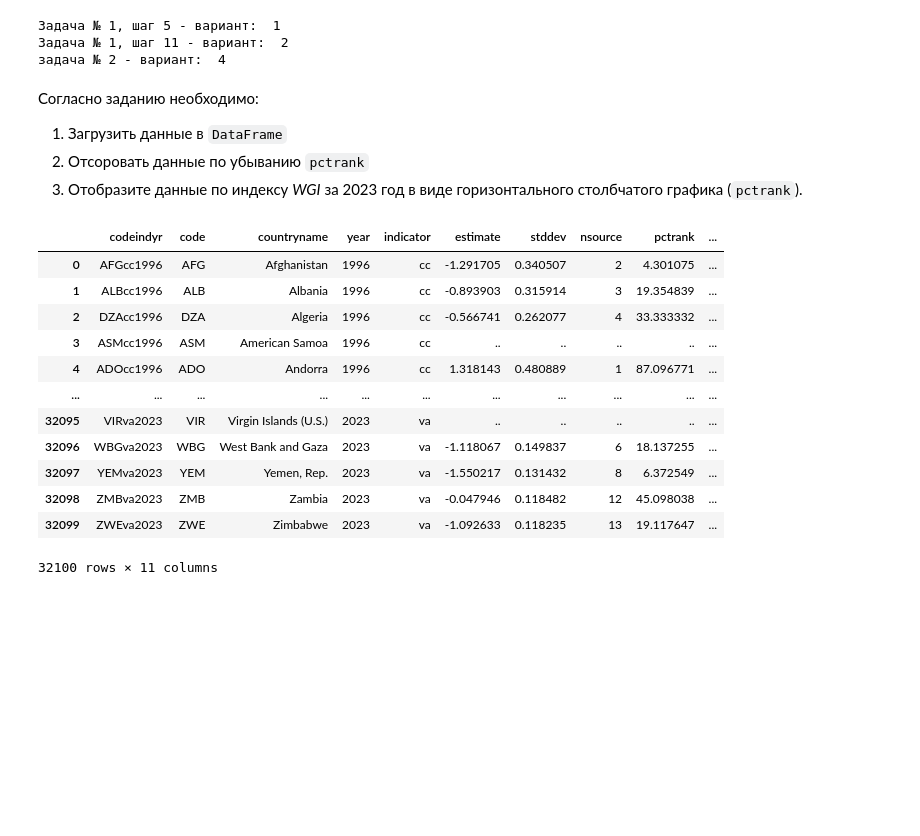
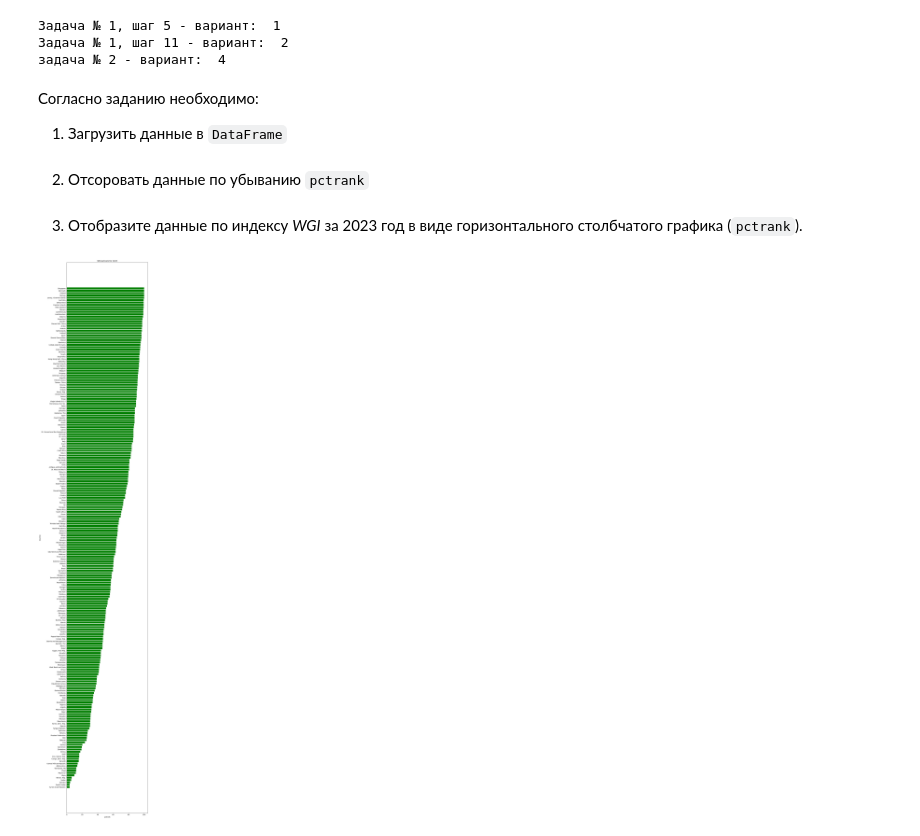
Before and after one commit to SARWX/mlmethods, a Jupyter notebook: task1.ipynb, the cells around one changed output. Saved outputs shown, nothing was run; the diff lists cells and outputs as text; code cells hidden in the pictures; blank space fills up the shorter version.

Commit message:
task complited up to step 3

```diff
--- a/task1.ipynb
+++ b/task1.ipynb
@@ -21,24 +23,40 @@ import pandas as pd
 Согласно заданию необходимо:
 
 1. Загрузить данные в `DataFrame`
-2. Отсоровать данные по убыванию `pctrank`
-3. Отобразите данные по индексу *WGI* за 2023 год в виде горизонтального столбчатого графика (`pctrank`).
+# %%
+# Загружаем данные
+df1 = pd.read_excel("./data/wgidataset.xlsx")
+# %% [markdown]
+2. Отсоровать данные по убыванию `pctrank`
 # %%
-# Загружаем данные
-df1 = pd.read_excel("/home/ubuntu/homework/task_1/data/wgidataset.xlsx")
+# Оставляем только нужные столбцы
+df2 = df1[['pctrank', 'estimate', 'year', 'countryname']]
+# Оставляем только данные за 2023 год
+df2 = df2[df1['year'] == 2023]
+
+# Заменяем все значения ".." на NaN
+df2['pctrank'] = df2['pctrank'].replace('..', pd.NA)
+# Удаляем строки с NaN в pctrank
+df2 = df2.dropna(subset=['pctrank'])
 # Сортируем по столбцу `pctrank` (по возрастанию)
-df.sort_values('pctrank', ascending=1)
+df2.sort_values('pctrank', ascending=False, inplace=True)
-# %% [output]
-|  | codeindyr | code | countryname | year | indicator | estimate | stddev | nsource | pctrank | ... |
-| 0 | AFGcc1996 | AFG | Afghanistan | 1996 | cc | -1.291705 | 0.340507 | 2 | 4.301075 | ... |
-| 1 | ALBcc1996 | ALB | Albania | 1996 | cc | -0.893903 | 0.315914 | 3 | 19.354839 | ... |
-| 2 | DZAcc1996 | DZA | Algeria | 1996 | cc | -0.566741 | 0.262077 | 4 | 33.333332 | ... |
-| 3 | ASMcc1996 | ASM | American Samoa | 1996 | cc | .. | .. | .. | .. | ... |
-| 4 | ADOcc1996 | ADO | Andorra | 1996 | cc | 1.318143 | 0.480889 | 1 | 87.096771 | ... |
-| ... | ... | ... | ... | ... | ... | ... | ... | ... | ... | ... |
-| 32095 | VIRva2023 | VIR | Virgin Islands (U.S.) | 2023 | va | .. | .. | .. | .. | ... |
-| 32096 | WBGva2023 | WBG | West Bank and Gaza | 2023 | va | -1.118067 | 0.149837 | 6 | 18.137255 | ... |
-| 32097 | YEMva2023 | YEM | Yemen, Rep. | 2023 | va | -1.550217 | 0.131432 | 8 | 6.372549 | ... |
-| 32098 | ZMBva2023 | ZMB | Zambia | 2023 | va | -0.047946 | 0.118482 | 12 | 45.098038 | ... |
-| 32099 | ZWEva2023 | ZWE | Zimbabwe | 2023 | va | -1.092633 | 0.118235 | 13 | 19.117647 | ... |
-32100 rows × 11 columns
+# %% [markdown]
+3. Отобразите данные по индексу *WGI* за 2023 год в виде горизонтального столбчатого графика (`pctrank`).
+# %%
+# Строим горизонтальную столбчатую диаграмму
+plt.figure(figsize=(10, 50))
+plt.barh(df2['countryname'], df2['pctrank'], color='green')
+
+# Инвертируем ось Y, чтобы лучшие были сверху
+plt.gca().invert_yaxis()
+
+# Подписываем оси
+plt.xlabel("pctrank")
+plt.ylabel("Country")
+plt.title("WGI pctrank for 2023")
+
+# Показываем график
+plt.tight_layout()
+plt.show()
+# %% [output]
+[figure, added]
```
Also changed, not shown: parts of 1 cell of this notebook.
